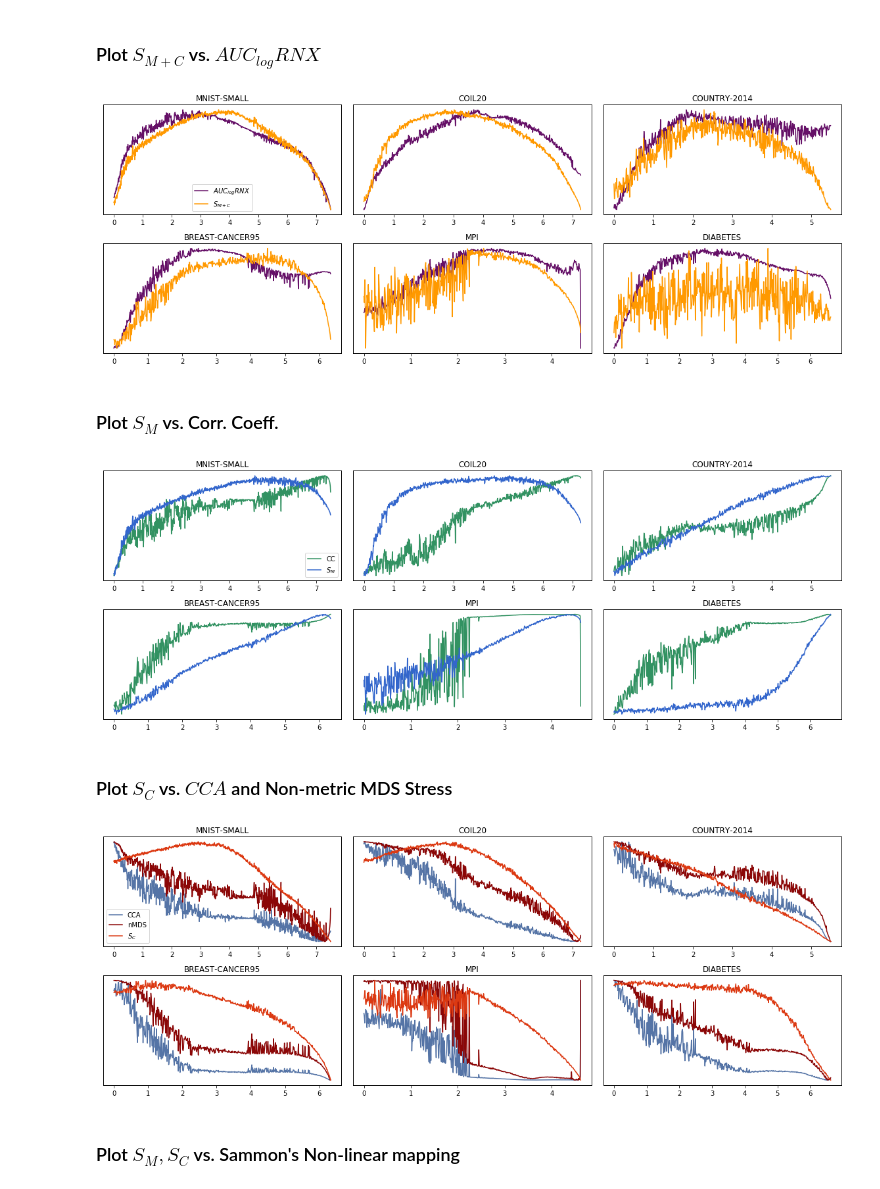
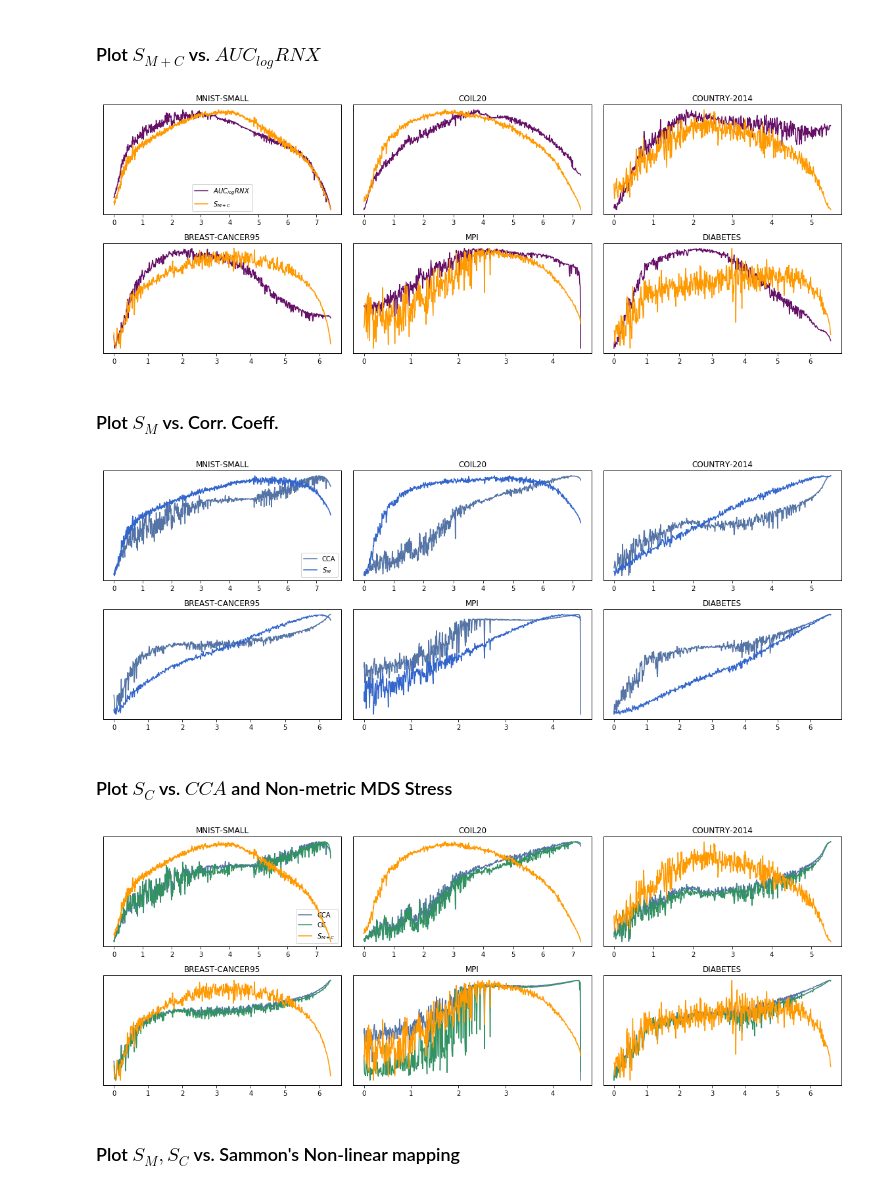
Before and after one commit to vu-minh/tsne_auto_perp_constraints, a Jupyter notebook: Constraint and Metric Score.ipynb, the cells around one changed output. Drawn from its saved outputs; the diff is of its cells as text; code cells hidden in the pictures.

```diff
--- a/Constraint and Metric Score.ipynb
+++ b/Constraint and Metric Score.ipynb
@@ -32,9 +32,9 @@ dataset_names = [
     'MNIST-SMALL',
     'COIL20',
     'COUNTRY-2014',
-#     'BREAST-CANCER95',
-#     'MPI',
-#     'DIABETES'
+    'BREAST-CANCER95',
+    'MPI',
+    'DIABETES'
 ]
 # %%
 def load_scores(dataset_name = 'MNIST-SMALL', standardized=False):
@@ -48,6 +48,12 @@ def load_scores(dataset_name = 'MNIST-SMALL', standardized=False):
     dfm = dfm.sort_values('perp')
     # remove record with max_perp
     dfm = dfm[dfm.perp < dfm.perp.max()]
+
+    # use negative value of 3 unbounded metrics
+    dfm.cca_stress *= -1
+    dfm.mds_isotonic *= -1
+    dfm.sammon_nlm *= -1
+
 
     # load constraint scores
     dfc = db_utils.load_data(db_name, constraint_key_name)
@@ -89,9 +95,18 @@ def log_e_format(x, pos):
     Label ticks with the product of the exponentiation"""
     return int(x)
 
+dataset_names = [
+    'MNIST-SMALL',
+    'COIL20',
+    'COUNTRY-2014',
+#     'BREAST-CANCER95',
+#     'MPI',
+#     'DIABETES'
+]
+
 fig, ax = plt.subplots(figsize=(6,4))
 markers = ['*', 's', 'o']
-for i, dataset_name in enumerate(dataset_names):
+for i, dataset_name in enumerate(['MNIST-SMALL', 'COIL20', 'COUNTRY-2014']):
     perps, dfm, dfc = load_scores(dataset_name, standardized=False)
     ax.semilogx(perps, dfm.loss, label=dataset_name, basex=np.e, marker=markers[i], markevery=[-1])
     ax.xaxis.set_major_formatter(FuncFormatter(log_e_format))
@@ -99,6 +114,7 @@ for i, dataset_name in enumerate(dataset_names):
     ax.set_ylabel('KL loss')
 
 plt.legend()
+# plt.rcParams.update({'font.size': 14})
 plt.tight_layout()
 plt.savefig('./plots/klloss.pdf')
 # %% [output]
@@ -164,19 +180,19 @@ def plot_lines_by_keys(metric_keys, constraint_keys, legend_loc='lower center'):
 # %%
 plot_lines_by_keys(['auc_rnx'], ['s_all'])
 # %% [output]
-[figure, old version]
+[figure, new version]
 # %% [markdown]
 ### Plot $S_{M}$ vs. Corr. Coeff.
 # %%
-plot_lines_by_keys(['pearsonr'], ['s_ml'], legend_loc=4)
+plot_lines_by_keys(['cca_stress'], ['s_ml'], legend_loc=4)
 # %% [output]
-[figure, old version]
+[figure, new version]
 # %% [markdown]
 ### Plot $S_C$ vs. $CCA$ and Non-metric MDS Stress
 # %%
-plot_lines_by_keys(['cca_stress', 'mds_isotonic'], ['s_cl'], legend_loc=3)
+plot_lines_by_keys(['cca_stress', 'pearsonr'], ['s_all'], legend_loc=4)
 # %% [output]
-[figure, old version]
+[figure, new version]
 # %% [markdown]
 ### Plot $S_M, S_C$ vs. Sammon's Non-linear mapping
 # %%
```
Also changed, not shown: parts of 5 cells of this notebook, 11 other files.
